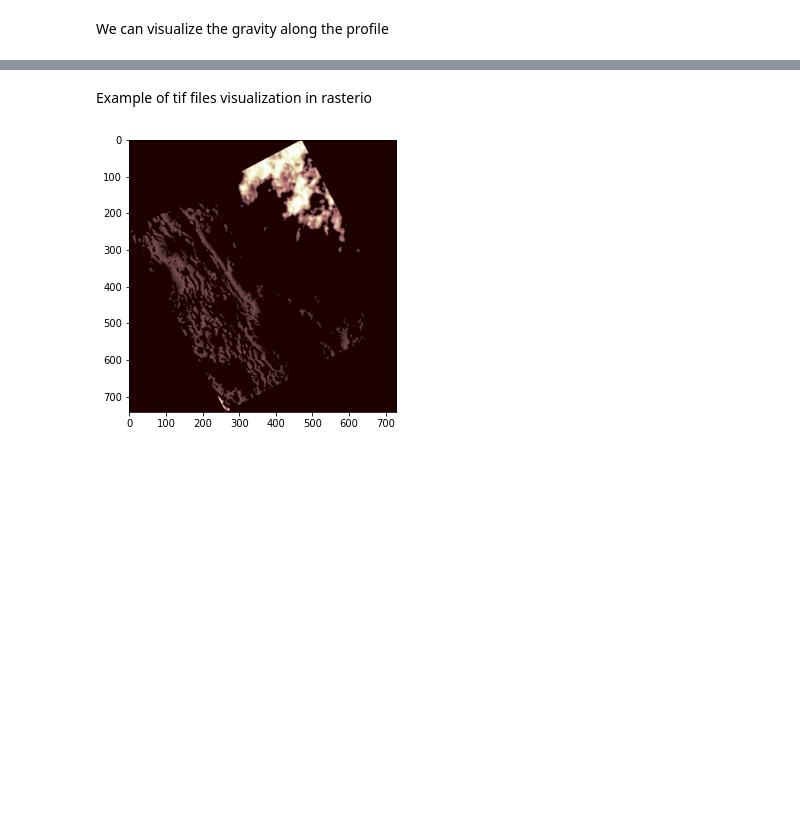
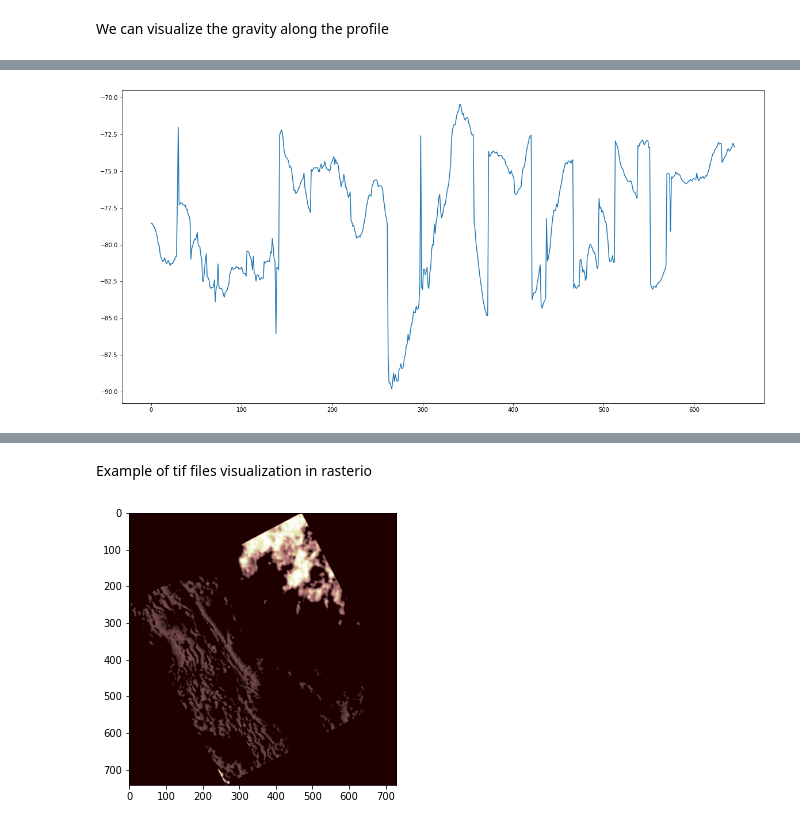
Before and after one commit to pauwoz/geospatial_analysis, a Jupyter notebook: notebooks/gravity_data_filtering_and_visualization.ipynb, the cells around one changed output, grey strips where cells are left out. Saved outputs shown, nothing was run; the diff lists cells and outputs as text; code cells hidden in the pictures; blank space fills up the shorter version.

```diff
--- a/notebooks/gravity_data_filtering_and_visualization.ipynb
+++ b/notebooks/gravity_data_filtering_and_visualization.ipynb
@@ -53,0 +54,7 @@ plt.show()
+# %%
+plt.subplots(1,1, figsize=(20,10))
+plt.plot(points_subset.index, points_subset.BOUGUER)
+labels = reversed(points_subset['line_num'].unique())
+# points_subset.head()
+# %% [output]
+[figure, added]
```
Also changed, not shown: parts of 5 cells of this notebook, 8 other files.
